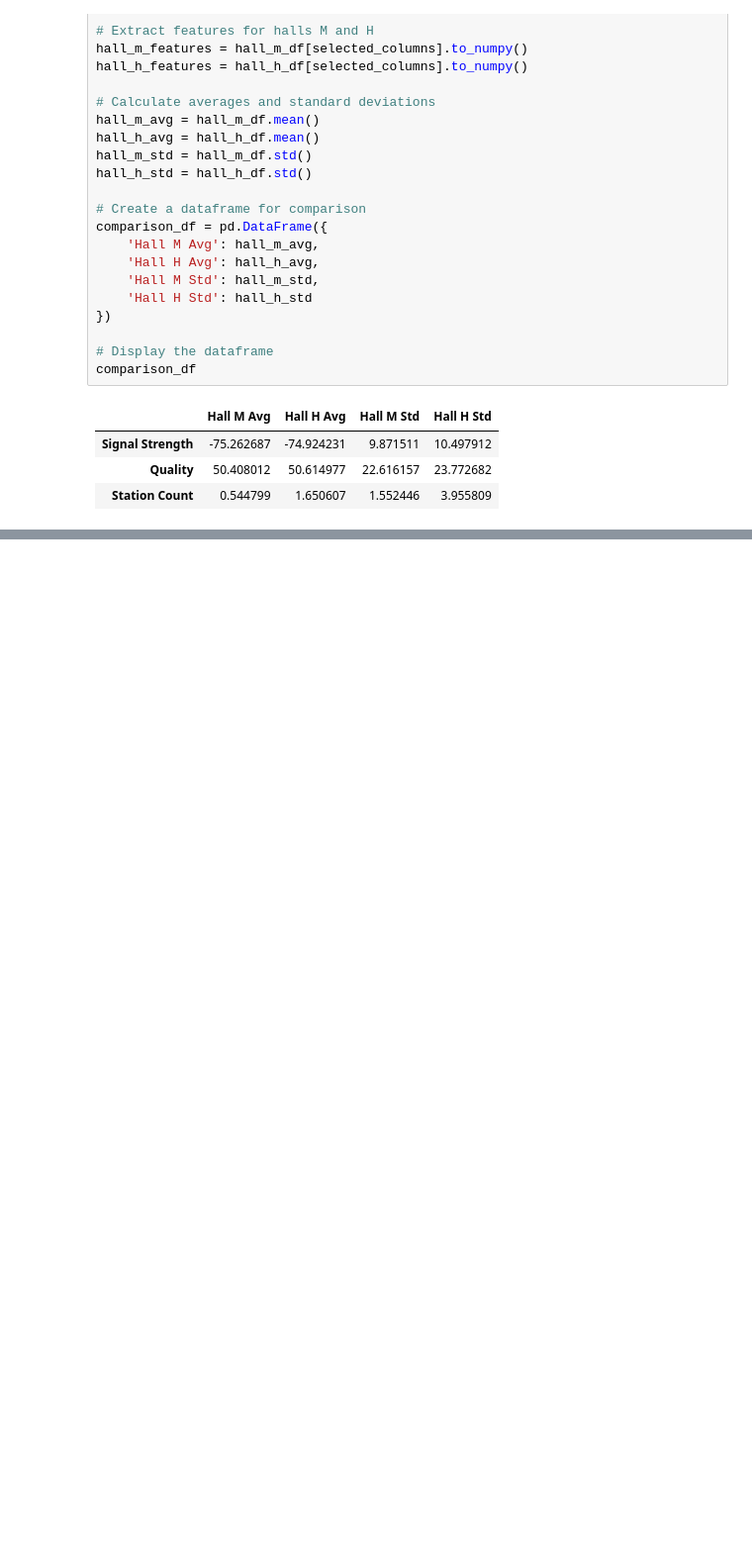
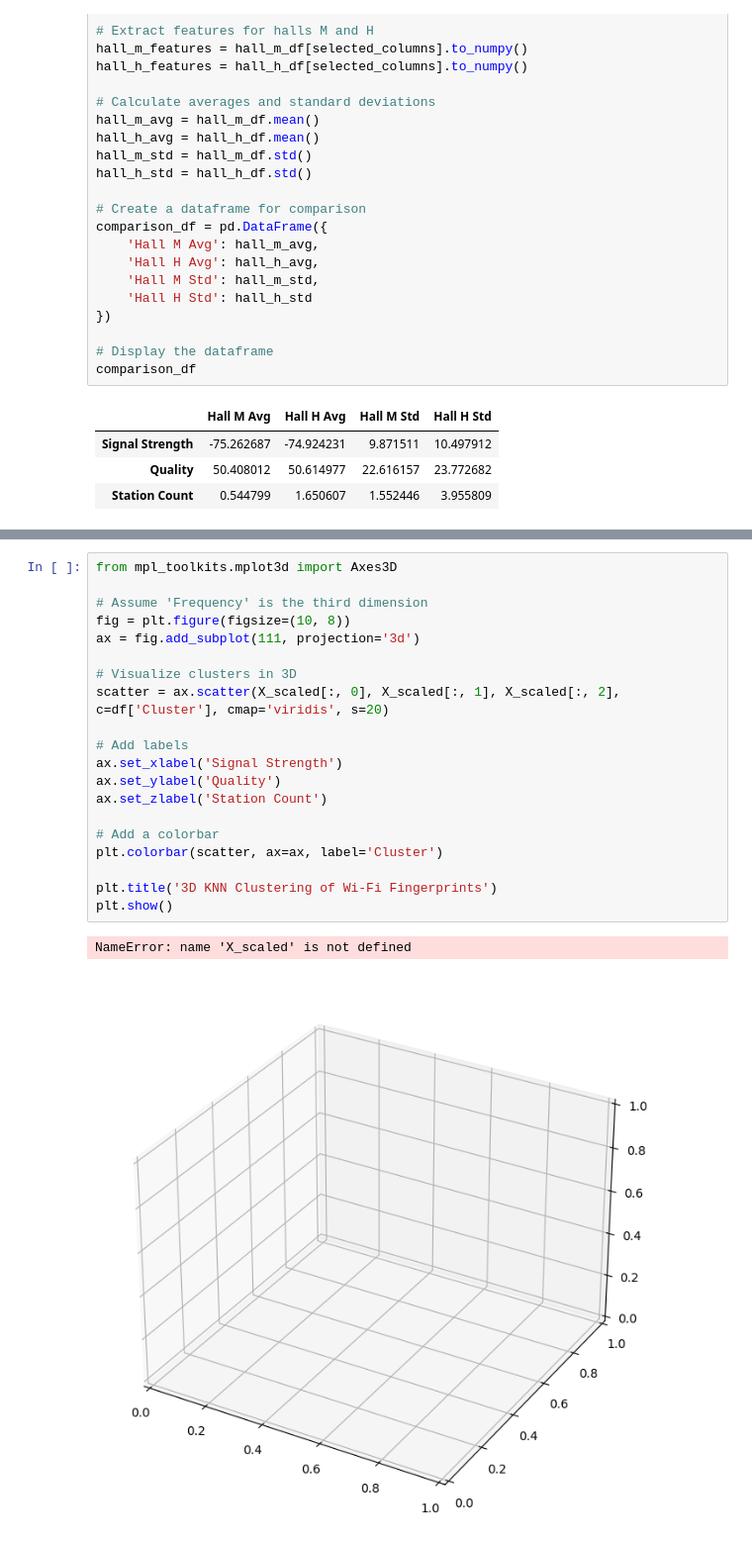
Before and after one commit to Nelis5174473/Wi-Fi-Fingerprinting-GEO1003, a Jupyter notebook: Analysis.ipynb, the cells around one changed output, grey strips where cells are left out. Shown at 99% size. Cells and saved outputs as stored; diff of their text form; blank space fills up the shorter version.

```diff
--- a/Analysis.ipynb
+++ b/Analysis.ipynb
@@ -297,0 +292,23 @@ plt.show()
+# %%
+from mpl_toolkits.mplot3d import Axes3D
+
+# Assume 'Frequency' is the third dimension
+fig = plt.figure(figsize=(10, 8))
+ax = fig.add_subplot(111, projection='3d')
+
+# Visualize clusters in 3D
+scatter = ax.scatter(X_scaled[:, 0], X_scaled[:, 1], X_scaled[:, 2], c=df['Cluster'], cmap='viridis', s=20)
+
+# Add labels
+ax.set_xlabel('Signal Strength')
+ax.set_ylabel('Quality')
+ax.set_zlabel('Station Count')
+
+# Add a colorbar
+plt.colorbar(scatter, ax=ax, label='Cluster')
+
+plt.title('3D KNN Clustering of Wi-Fi Fingerprints')
+plt.show()
+# %% [output]
+NameError: name 'X_scaled' is not defined
+[figure, added]
```
Also changed, not shown: parts of 6 cells of this notebook.
